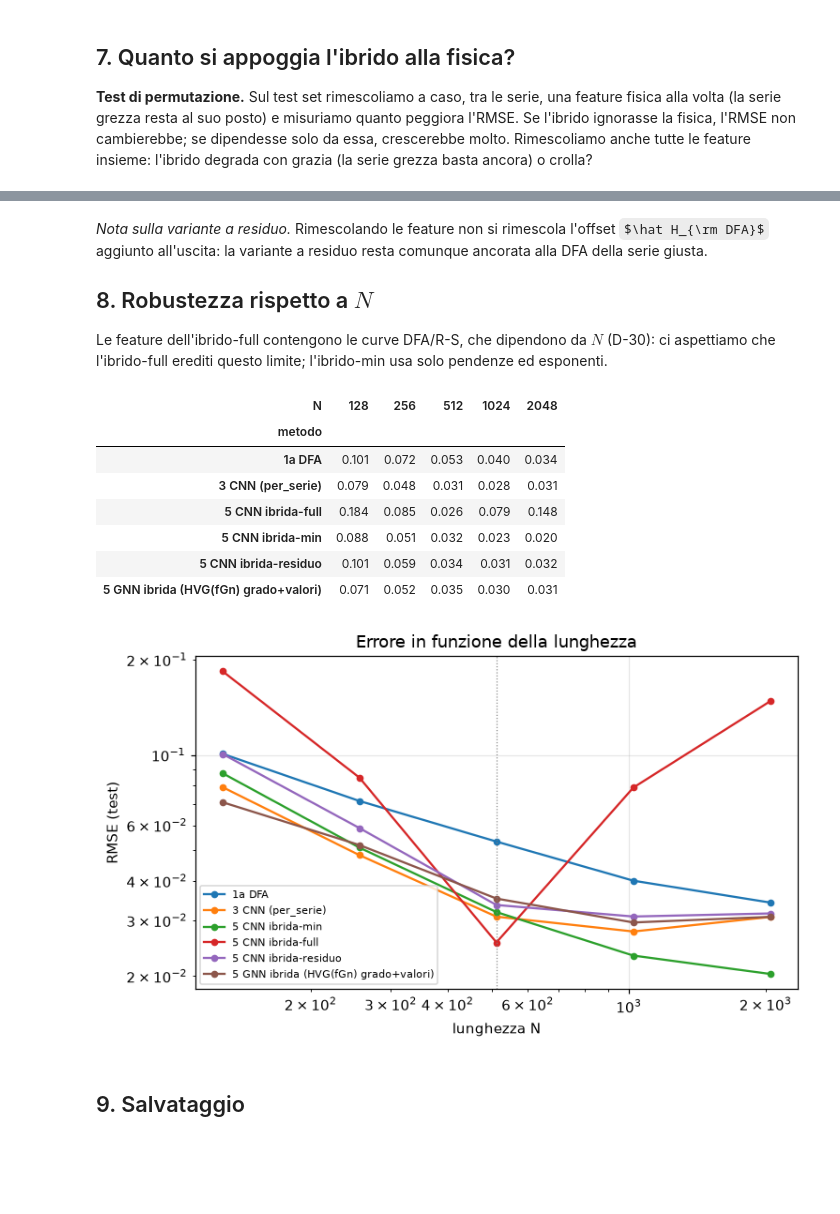
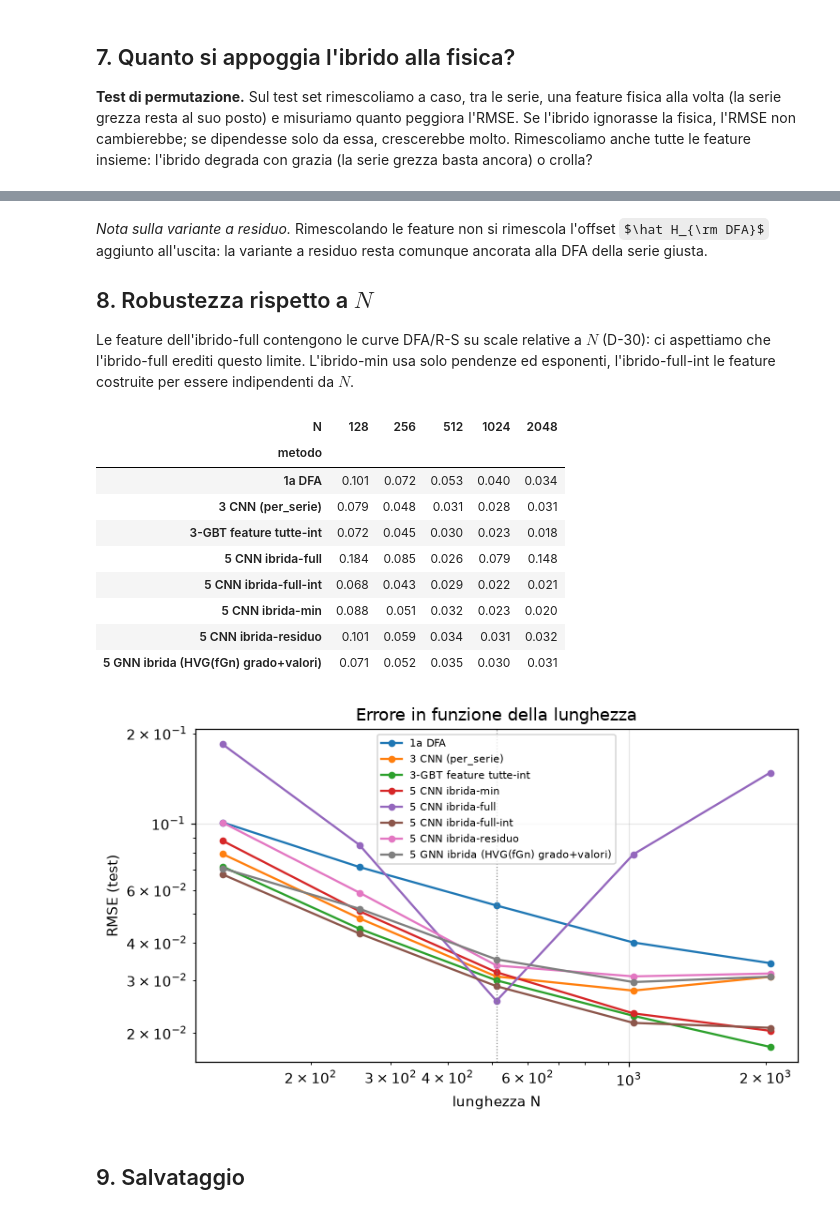
Before and after one commit to Arminas00/stochastic-ml, a Jupyter notebook: 05_ibrido_ablazione.ipynb, the cells around one changed output, grey strips where cells are left out. Drawn from its saved outputs; the diff is of its cells as text; code cells hidden in the pictures; some formulas as TeX source; blank space fills up the shorter version.

Commit message:
D-30: feature classiche indipendenti da N (pendenze locali + scale assolute); 03 e 05 rieseguiti

```diff
--- a/05_ibrido_ablazione.ipynb
+++ b/05_ibrido_ablazione.ipynb
@@ -111,14 +113,16 @@ Le stesse del notebook 02/03, standardizzate con media e deviazione del **train*
 Sono funzioni della sola serie: usarle come input non introduce alcuna informazione sul vero $H$.
 # %%
 col = {n: j for j, n in enumerate(u.GRAPH_FEATURES)}
-def phys(f, group):
+def phys(f, X, group):
     if group == "min":
         return np.column_stack([f["dfa"], f["rs"], f["graph"][:, col["nvg_fbm_gamma"]], f["graph"][:, col["hvg_fgn_lambda"]]])
+    if group == "full-int":     # versione indipendente da N (D-30): come "tutte-int" del notebook 03
+        return np.column_stack([u.classic_intensive_features(f, X), f["graph"]])
     return np.column_stack([f["dfa"], f["rs"], f["logF"], f["logRS"], f["graph"]])
 
 E = {}
-for group in ["min", "full"]:
-    raw = {s: phys(feats[s], group) for s in SPLITS}
+for group in ["min", "full", "full-int"]:
+    raw = {s: phys(feats[s], ds[s]["X"], group) for s in SPLITS}
     sc = u.FeatureScaler().fit(raw["train"])
     E[group] = {s: sc.transform(raw[s]) for s in SPLITS}
     print(f"ibrido-{group}: {E[group]['train'].shape[1]} feature fisiche")
@@ -338,32 +349,36 @@ all'uscita: la variante a residuo resta comunque ancorata alla DFA della serie g
 
 ## 8. Robustezza rispetto a $N$
 
-Le feature dell'ibrido-full contengono le curve DFA/R-S, che dipendono da $N$ (D-30): ci aspettiamo che
-l'ibrido-full erediti questo limite; l'ibrido-min usa solo pendenze ed esponenti.
+Le feature dell'ibrido-full contengono le curve DFA/R-S su scale relative a $N$ (D-30): ci aspettiamo che
+l'ibrido-full erediti questo limite. L'ibrido-min usa solo pendenze ed esponenti, l'ibrido-full-int le feature
+costruite per essere indipendenti da $N$.
 # %%
 lengths = sorted([CFG["N"]] + list(CFG["robust_lengths"]))
 split_of = {L: ("test" if L == CFG["N"] else f"test_N{L}") for L in lengths}
-rob = ["1a DFA", "3 CNN (per_serie)", "5 CNN ibrida-min", "5 CNN ibrida-full", "5 CNN ibrida-residuo", GNN_HYB]
+rob = ["1a DFA", "3 CNN (per_serie)", "3-GBT feature tutte-int", "5 CNN ibrida-min", "5 CNN ibrida-full",
+       "5 CNN ibrida-full-int", "5 CNN ibrida-residuo", GNN_HYB]
 rows = [{"metodo": n, "N": L, "RMSE": u.regression_metrics(H[split_of[L]], PRED[n][split_of[L]])["RMSE"]}
         for n in rob for L in lengths]
 df_rob = pd.DataFrame(rows).pivot(index="metodo", columns="N", values="RMSE")
 display(df_rob.round(3))
 fig, ax = plt.subplots(figsize=(7, 4.2))
 for n in rob:
     ax.plot(lengths, df_rob.loc[n, lengths], "o-", ms=4, label=n)
 ax.axvline(CFG["N"], color="grey", lw=0.8, ls=":")
 ax.set(xscale="log", yscale="log", xlabel="lunghezza N", ylabel="RMSE (test)", title="Errore in funzione della lunghezza")
 ax.legend(fontsize=7); plt.tight_layout(); savefig("rmse_vs_N"); plt.show()
 # %% [output]
 | N | 128 | 256 | 512 | 1024 | 2048 |
 | metodo |  |  |  |  |  |
 | 1a DFA | 0.101 | 0.072 | 0.053 | 0.040 | 0.034 |
 | 3 CNN (per_serie) | 0.079 | 0.048 | 0.031 | 0.028 | 0.031 |
+| 3-GBT feature tutte-int | 0.072 | 0.045 | 0.030 | 0.023 | 0.018 |
 | 5 CNN ibrida-full | 0.184 | 0.085 | 0.026 | 0.079 | 0.148 |
+| 5 CNN ibrida-full-int | 0.068 | 0.043 | 0.029 | 0.022 | 0.021 |
 | 5 CNN ibrida-min | 0.088 | 0.051 | 0.032 | 0.023 | 0.020 |
 | 5 CNN ibrida-residuo | 0.101 | 0.059 | 0.034 | 0.031 | 0.032 |
 | 5 GNN ibrida (HVG(fGn) grado+valori) | 0.071 | 0.052 | 0.035 | 0.030 | 0.031 |
-[figure, old version]
+[figure, new version]
 # %% [markdown]
 ## 9. Salvataggio
 # %%
```
Also changed, not shown: parts of 9 cells of this notebook, 7 other files.
